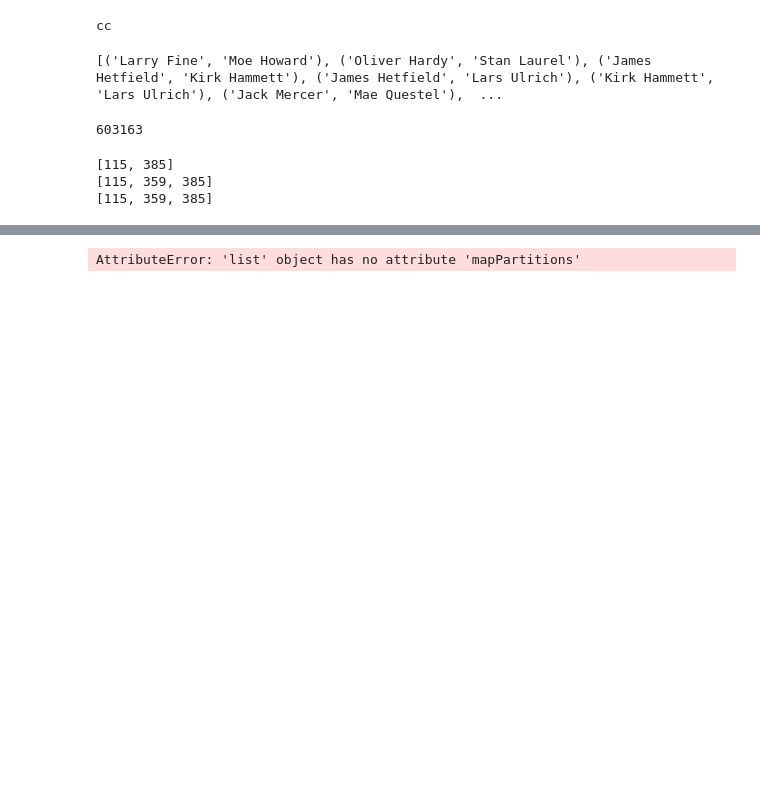
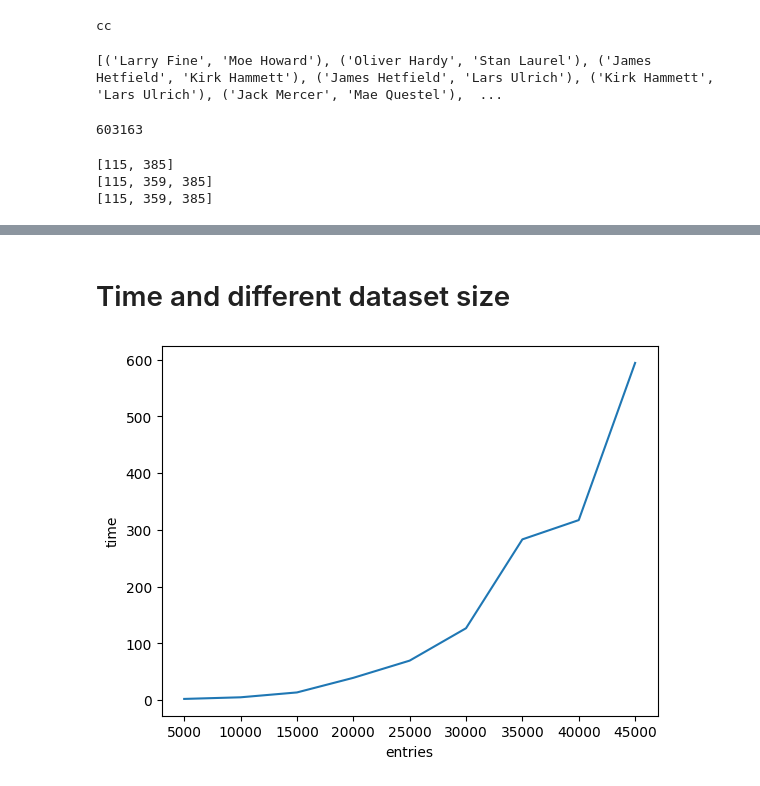
Before and after one commit to prometheus404/AMD_project, a Jupyter notebook: main.ipynb, the cells around one changed output, grey strips where cells are left out. Drawn from its saved outputs; the diff is of its cells as text; code cells hidden in the pictures; blank space fills up the shorter version.

```diff
--- a/main.ipynb
+++ b/main.ipynb
@@ -246,6 +224,48 @@ Py4JJavaError: An error occurred while calling z:org.apache.spark.api.python.Pyt
 # %%
-x = x.map(lambda s: s[1:-1].split(',')).map(lambda s: [int(i) for i in s]).collect()
+#recover from memory
+#for i in tqdm(range(10000,60000,10000)):
+#  x = sc.textFile("rdd-"+str(i)+".csv/")
+#  x = x.map(lambda s: s[1:-1].split(',')).map(lambda s: [int(i) for i in s])
+#  son(x,6,i)
-# %%
-son(x,6,10000)
-# %% [output]
-AttributeError: 'list' object has no attribute 'mapPartitions'
+# %% [markdown]
+# Time and different dataset size
+# %%
+actors = pd.read_csv("letterbox/actors.csv")
+actors = actors
+baskets_full = actors.groupby("id")["name"].apply(list)
+r = range(1,10)
+S = 6
+step = 5000
+# %%
+#TIME WITH DIFFERENT DATASET SIZE APRIORI
+apriori_results = []
+apriori_times = []
+for i in r:
+  baskets = baskets_full.sample(i*step, random_state = i)
+  #RDD = sc.parallelize(baskets)
+  result = []
+  t = time.time()
+  for i,_ in apriori(baskets,S,i*step):
+    result.append(i)
+  apriori_times.append(time.time()-t)
+  apriori_results.append(result)
+# %%
+# TIME WITH DIFFERENT DATASET SIZE SON
+son_results = []
+son_times = []
+for i in r:
+  baskets = baskets_full.sample(i*step, random_state = i)
+  RDD = sc.parallelize(baskets)
+  t, result = son(RDD,S,i*step)
+  son_results.append(result)
+  son_times.append(t)
+# %%
+import matplotlib.pyplot as plt
+#plt.plot(list([step*x for x in r]), apriori_times)
+plt.plot(list([step*x for x in r]), son_times)
+#plt.legend(['apriori','SON'])
+plt.ylabel('time')
+plt.xlabel('entries')
+plt.show()
+# %% [output]
+[figure, added]
```
Also changed, not shown: parts of 19 cells of this notebook.
